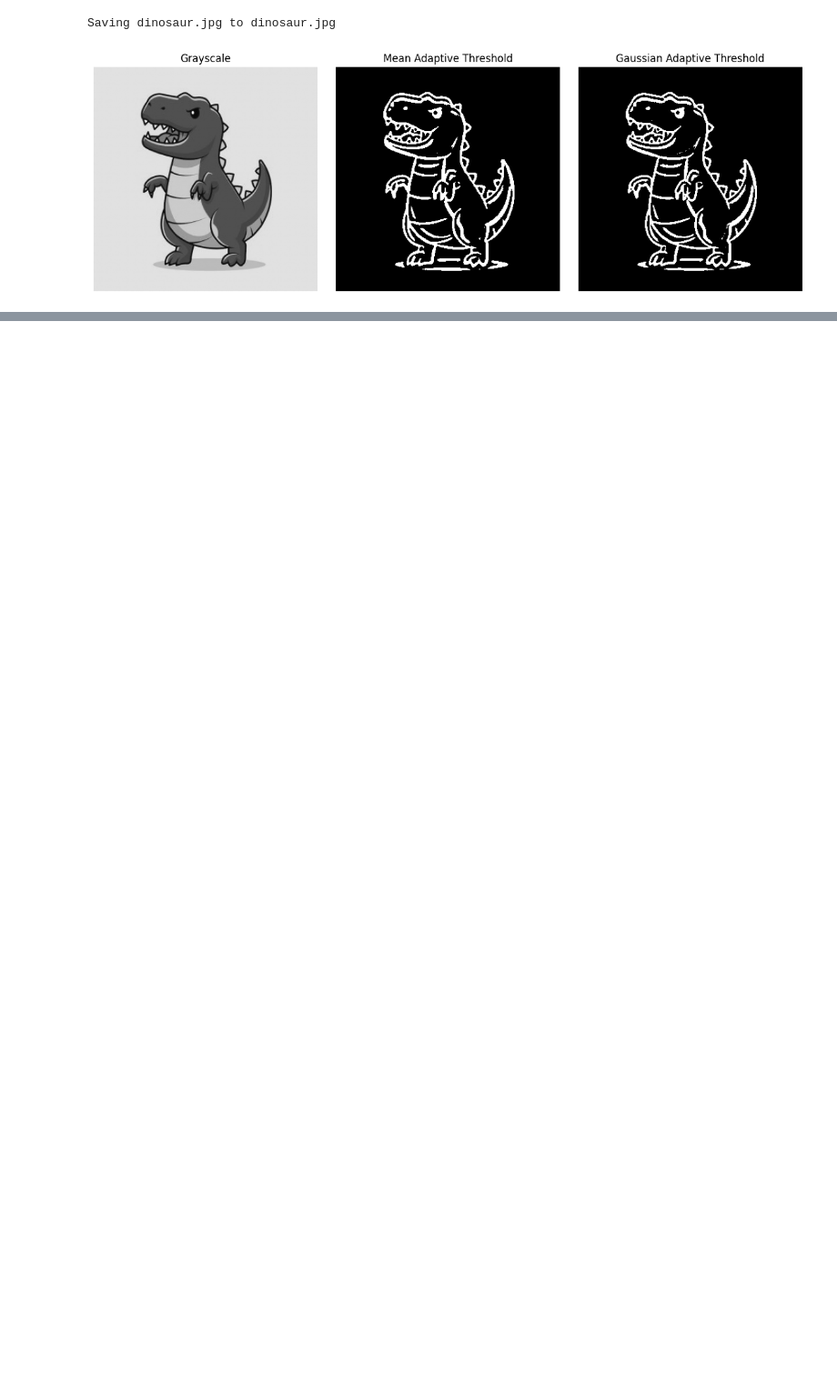
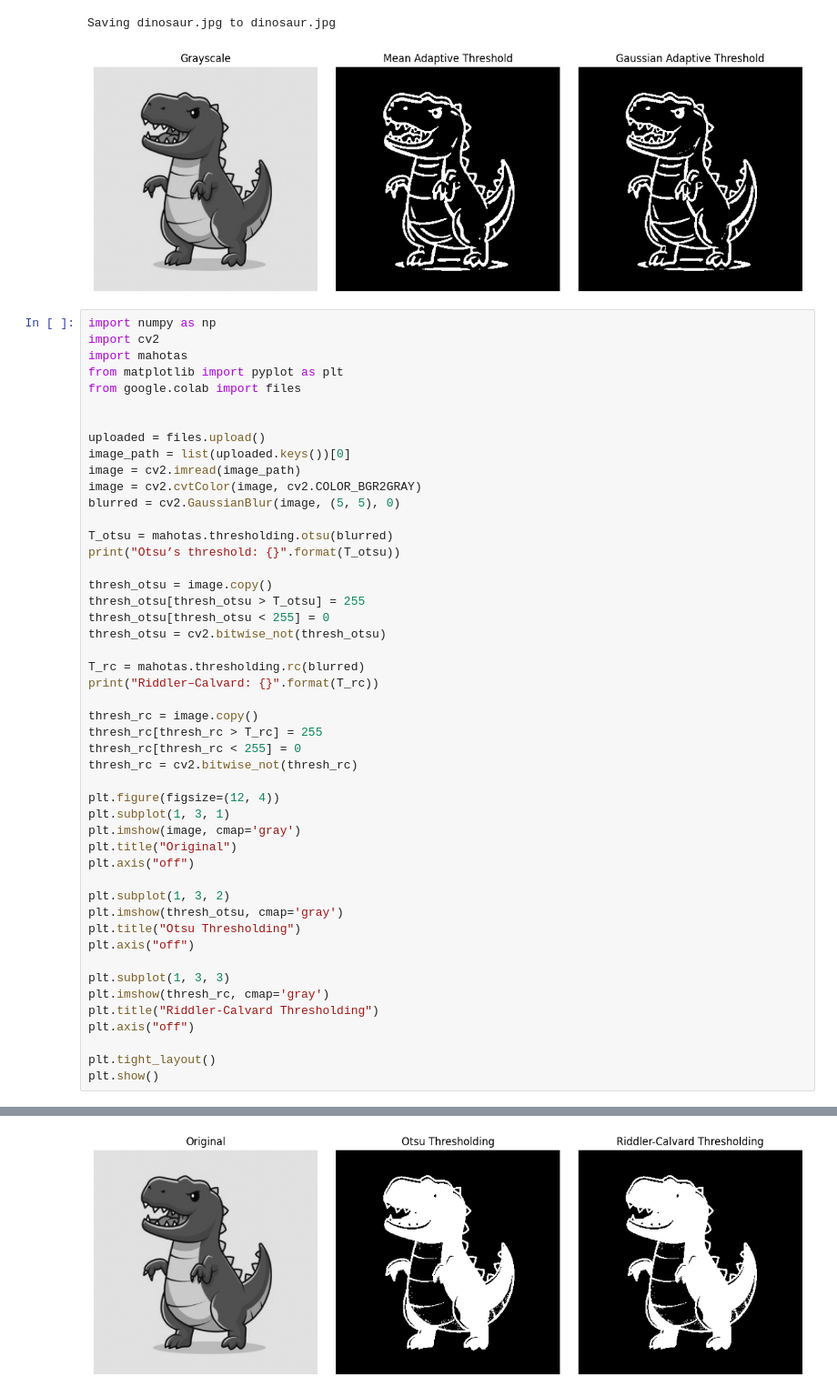
Before and after one commit to kimdongyoon488/AI_Transformation_AX_Academy, a Jupyter notebook: ai/openCV.ipynb, the cells around one changed output, grey strips where cells are left out. Shown at 91% size. Cells and saved outputs as stored; diff of their text form; blank space fills up the shorter version.

Commit message:
Otsu 및 Riddler-Calvard 임계값 이진화 실습

```diff
--- a/ai/openCV.ipynb
+++ b/ai/openCV.ipynb
@@ -495,3 +504,52 @@ plt.show()
 [interactive output not drawn]
 Saving dinosaur.jpg to dinosaur.jpg
 [figure]
+# %%
+import numpy as np
+import cv2
+import mahotas
+from matplotlib import pyplot as plt
+from google.colab import files
+
+
+uploaded = files.upload()
+image_path = list(uploaded.keys())[0]
+image = cv2.imread(image_path)
+image = cv2.cvtColor(image, cv2.COLOR_BGR2GRAY)
+blurred = cv2.GaussianBlur(image, (5, 5), 0)
+
+T_otsu = mahotas.thresholding.otsu(blurred)
+print("Otsu’s threshold: {}".format(T_otsu))
+
+thresh_otsu = image.copy()
+thresh_otsu[thresh_otsu > T_otsu] = 255
+thresh_otsu[thresh_otsu < 255] = 0
+thresh_otsu = cv2.bitwise_not(thresh_otsu)
+
+T_rc = mahotas.thresholding.rc(blurred)
+print("Riddler–Calvard: {}".format(T_rc))
+
+thresh_rc = image.copy()
+thresh_rc[thresh_rc > T_rc] = 255
+thresh_rc[thresh_rc < 255] = 0
+thresh_rc = cv2.bitwise_not(thresh_rc)
+
+plt.figure(figsize=(12, 4))
+plt.subplot(1, 3, 1)
+plt.imshow(image, cmap='gray')
+plt.title("Original")
+plt.axis("off")
+
+plt.subplot(1, 3, 2)
+plt.imshow(thresh_otsu, cmap='gray')
+plt.title("Otsu Thresholding")
+plt.axis("off")
+
+plt.subplot(1, 3, 3)
+plt.imshow(thresh_rc, cmap='gray')
+plt.title("Riddler-Calvard Thresholding")
+plt.axis("off")
+
+plt.tight_layout()
+plt.show()
+# %% [output]
@@ -497,0 +560 @@ Saving dinosaur.jpg to dinosaur.jpg
+[figure, added]
```
Also changed, not shown: parts of 2 cells of this notebook.
